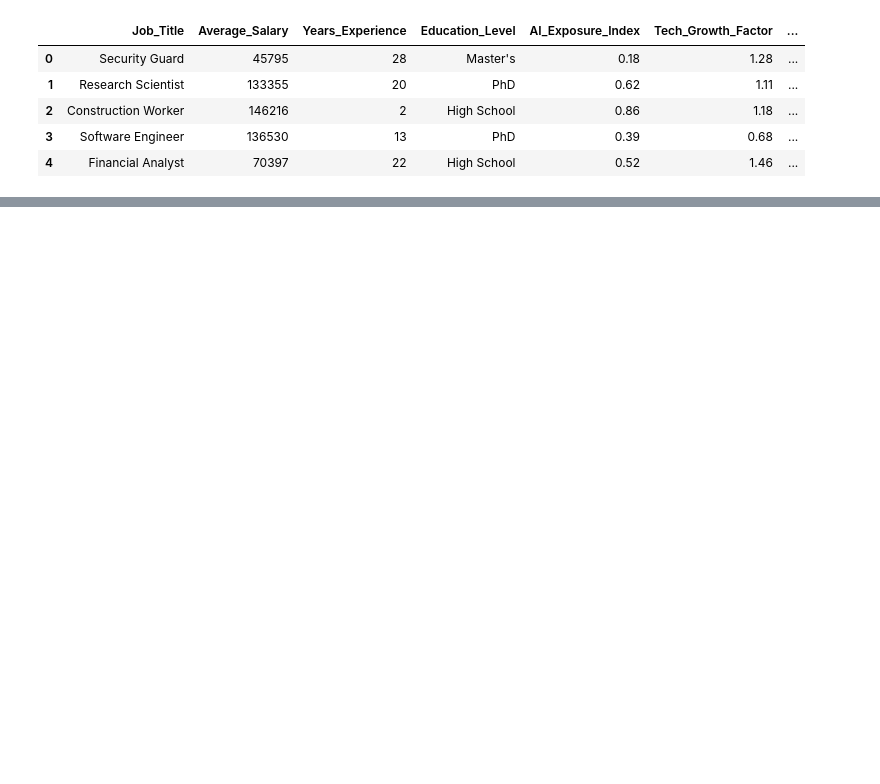
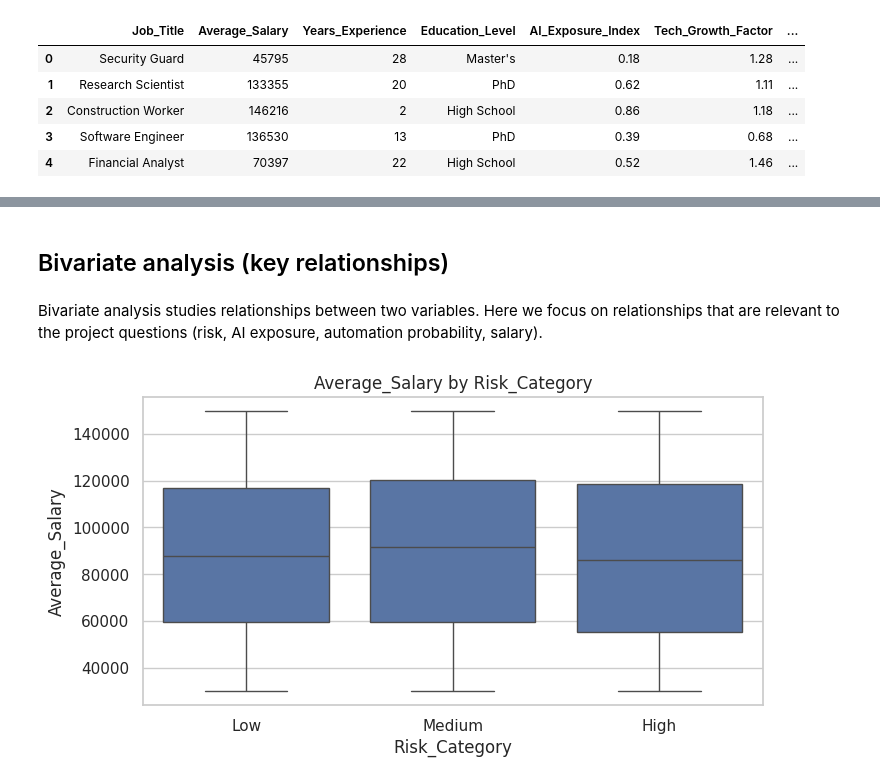
Before and after one commit to AlexandreVilaca1/ai-impact, a Jupyter notebook: EDA.ipynb, the cells around one changed output, grey strips where cells are left out. Saved outputs shown, nothing was run; the diff lists cells and outputs as text; code cells hidden in the pictures; blank space fills up the shorter version.

```diff
--- a/EDA.ipynb
+++ b/EDA.ipynb
@@ -45,0 +230,14 @@ df.head()
+# %% [markdown]
+## Bivariate analysis (key relationships)
+# %% [markdown]
+Bivariate analysis studies relationships between two variables. Here we focus on relationships that are relevant to the project questions (risk, AI exposure, automation probability, salary).
+# %%
+# Salary vs risk category
+if 'Average_Salary' in df.columns and 'Risk_Category' in df.columns:
+    plt.figure(figsize=(8, 4))
+    order_risk = ['Low', 'Medium', 'High']
+    sns.boxplot(data=df, x='Risk_Category', y='Average_Salary', order=[x for x in order_risk if x in df['Risk_Category'].unique()])
+    plt.title('Average_Salary by Risk_Category')
+    plt.show()
+# %% [output]
+[figure, added]
```
Also changed, not shown: parts of 30 cells of this notebook.
